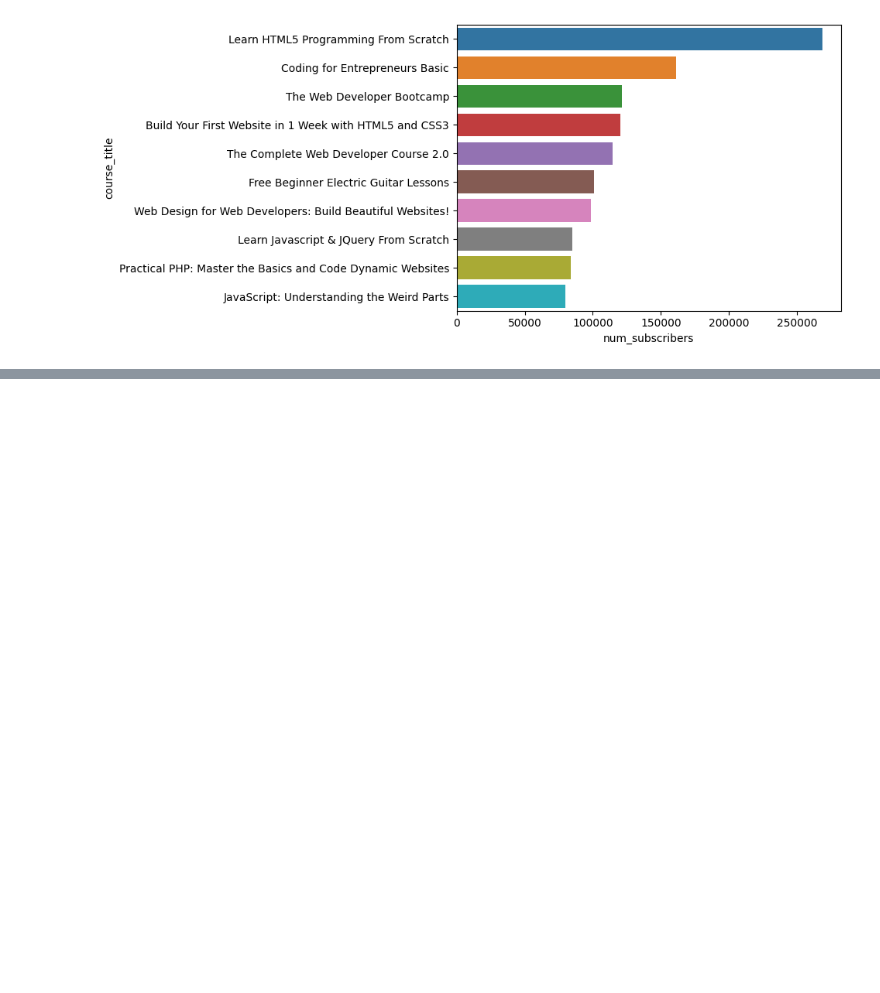
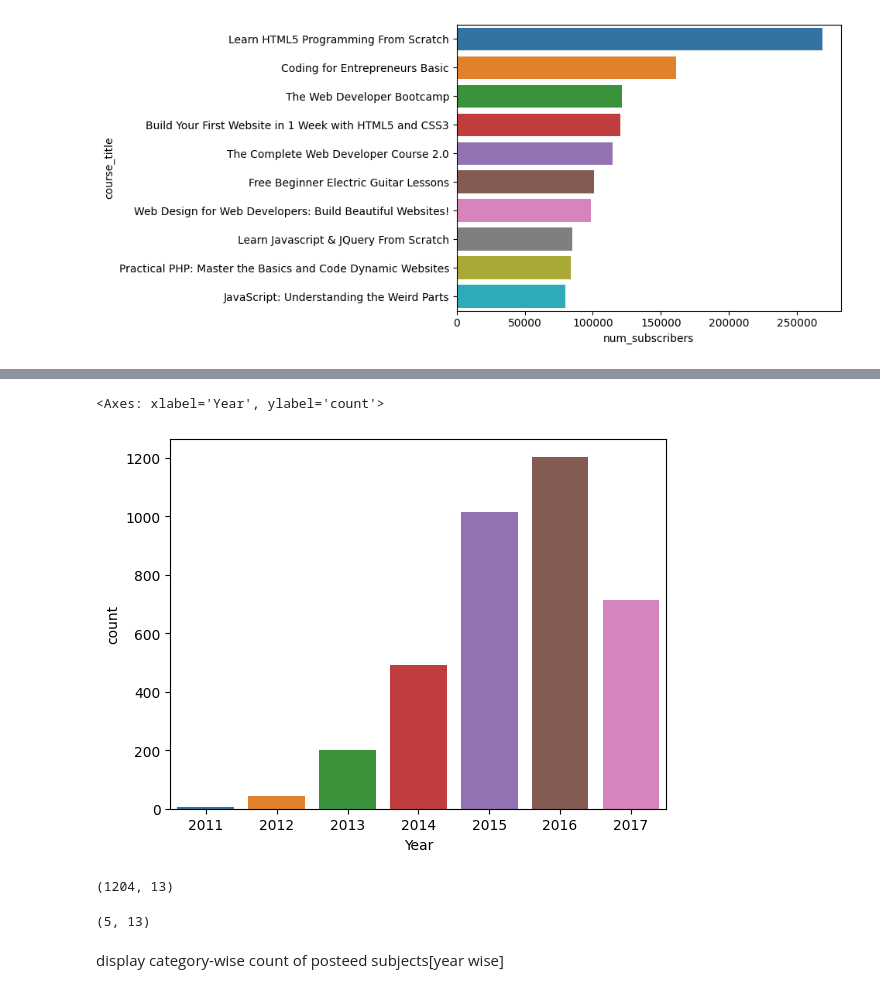
Before and after one commit to fauziahmilda/machine_learning_preparation, a Jupyter notebook: data_analysis/Project-4.ipynb, the cells around one changed output, grey strips where cells are left out. Drawn from its saved outputs; the diff is of its cells as text; code cells hidden in the pictures; blank space fills up the shorter version.

```diff
--- a/data_analysis/Project-4.ipynb
+++ b/data_analysis/Project-4.ipynb
@@ -294,0 +406,2 @@ sns.barplot(x="num_subscribers", y="course_title", data=top_ten)
+# %%
+data['Year']=data['published_timestamp'].dt.year
@@ -294,0 +428,5 @@ sns.barplot(x="num_subscribers", y="course_title", data=top_ten)
+# %%
+sns.countplot(x='Year', data=data)
+# %% [output]
+<Axes: xlabel='Year', ylabel='count'>
+[figure, added]
@@ -294,0 +435,4 @@ sns.barplot(x="num_subscribers", y="course_title", data=top_ten)
+# %%
+y.shape
+# %% [output]
+(1204, 13)
@@ -294,0 +441,6 @@ sns.barplot(x="num_subscribers", y="course_title", data=top_ten)
+# %%
+z.shape
+# %% [output]
+(5, 13)
+# %% [markdown]
+display category-wise count of posteed subjects[year wise]
```
Also changed, not shown: parts of 25 cells of this notebook.
